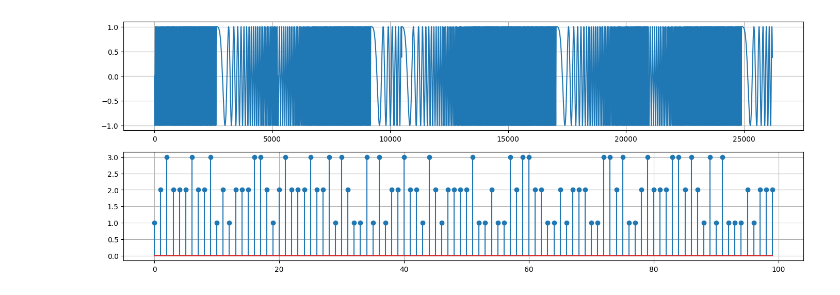
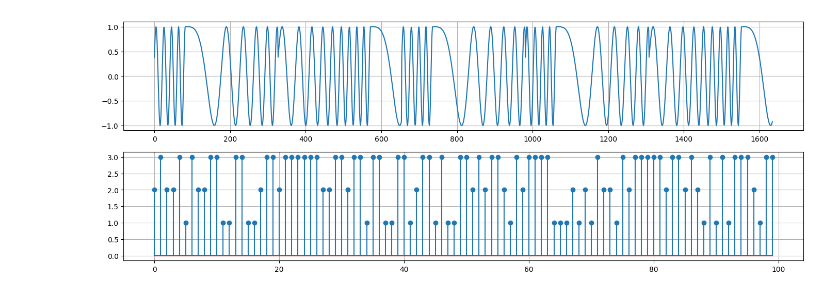
Before and after one commit to juanm-caceres24/SDR-Communication, a Jupyter notebook: LoRa Communication Simulation/LoRaCommunication-Simulation.ipynb, the cells around one changed output. Saved outputs shown, nothing was run; the diff lists cells and outputs as text; code cells hidden in the pictures.

```diff
--- a/LoRa Communication Simulation/LoRaCommunication-Simulation.ipynb
+++ b/LoRa Communication Simulation/LoRaCommunication-Simulation.ipynb
@@ -11,12 +11,12 @@ import matplotlib.pyplot as plt
 #
 
 DEBUG_PHASE_0 = True
-DEBUG_PHASE_1 = True
-DEBUG_PHASE_2 = True
-DEBUG_PHASE_3 = True
-DEBUG_PHASE_4 = True
-DEBUG_PHASE_5 = True
-DEBUG_PHASE_6 = True
+DEBUG_PHASE_1 = False
+DEBUG_PHASE_2 = False
+DEBUG_PHASE_3 = False
+DEBUG_PHASE_4 = False
+DEBUG_PHASE_5 = False
+DEBUG_PHASE_6 = False
 DEBUG_PHASE_7 = True
 # %%
 #
@@ -73,8 +73,8 @@ if DEBUG_PHASE_0:
 #
 
 T = 10e-3           # period in [s]
-LOW_FREQ = 10e1     # start frequency of the base function in [Hz]
-HIGH_FREQ = 10e3    # end frequncy of the base function in [Hz]
+LOW_FREQ = 10e1     # starting frequency of the base function in [Hz]
+HIGH_FREQ = 10e2    # ending frequncy of the base function in [Hz]
 
 def complexExp(time, freq, alpha=1):
     return alpha * np.exp(1j * 2 * np.pi * freq * time)
@@ -170,7 +166,7 @@ if DEBUG_PHASE_2:
 # >> waveform former function phase
 #
 
-SAMPLING_RATE = 2**19               # samples per second [samples / s]
+SAMPLING_RATE = 2**15               # samples per second [samples / s]
 SPS = int(SAMPLING_RATE * T)        # samples per symbol [samples / symbol]
 T_TIME = np.linspace(0, T, SPS)     # time vector of a period, with a total of samples per symbol elements
 UP_CHIRPS = []                      # up-chirp values based on the time vector of a period of the symbol
@@ -332,41 +318,32 @@ if DEBUG_PHASE_6:
 #
 # >> n-tuple former phase
 #
-
-SAMPLING_RATE = SAMPLING_RATE #* 2
-SPS = int(SAMPLING_RATE * T)
-T_TIME = np.linspace(0, T, SPS)
 
 received_signal = transmitted_signal
 estimated_symbols = []
 
 for i in range(len(received_signal[0::SPS])):
     signal_tmp = received_signal[i * SPS:(i + 1) * SPS]
     signal_tmp = signal_tmp * downChirp(T_TIME)[0]
     fft_signal_tmp = np.abs(np.fft.fft(signal_tmp)[0:2**SF])**2
     estimated_symbols.append(np.argmax(fft_signal_tmp))
-
-error_count = 0
-for i in range(len(estimated_symbols)):
-    if estimated_symbols[i] != codewords[i]:
-        error_count += 1
 
 #
 # >> DEBUG
 #
 
 if DEBUG_PHASE_7:
 
     plt.figure(figsize=(17, 3 * 2))
 
     plt.subplot(2, 1, 1)
     plt.plot(received_signal[0:SPS * 5])
     plt.grid(True)
 
     plt.subplot(2, 1, 2)
     plt.stem(estimated_symbols[0:100])
     plt.grid(True)
 
     plt.show(True)
 # %% [output]
-[figure, old version]
+[figure, new version]
```
Also changed, not shown: parts of 7 cells of this notebook, 1 other file.
